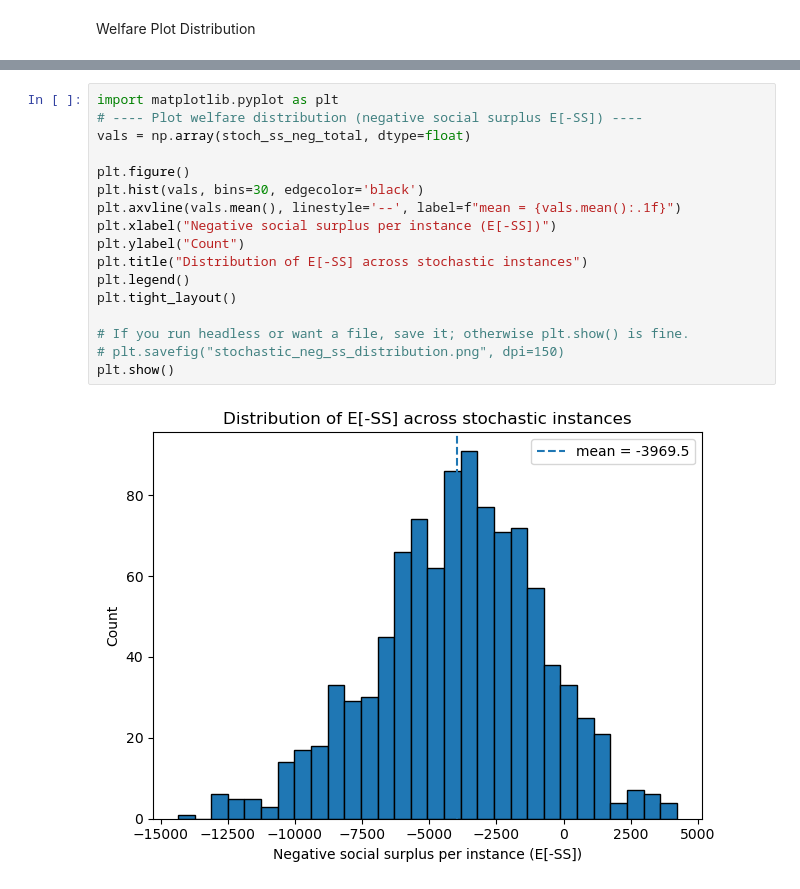
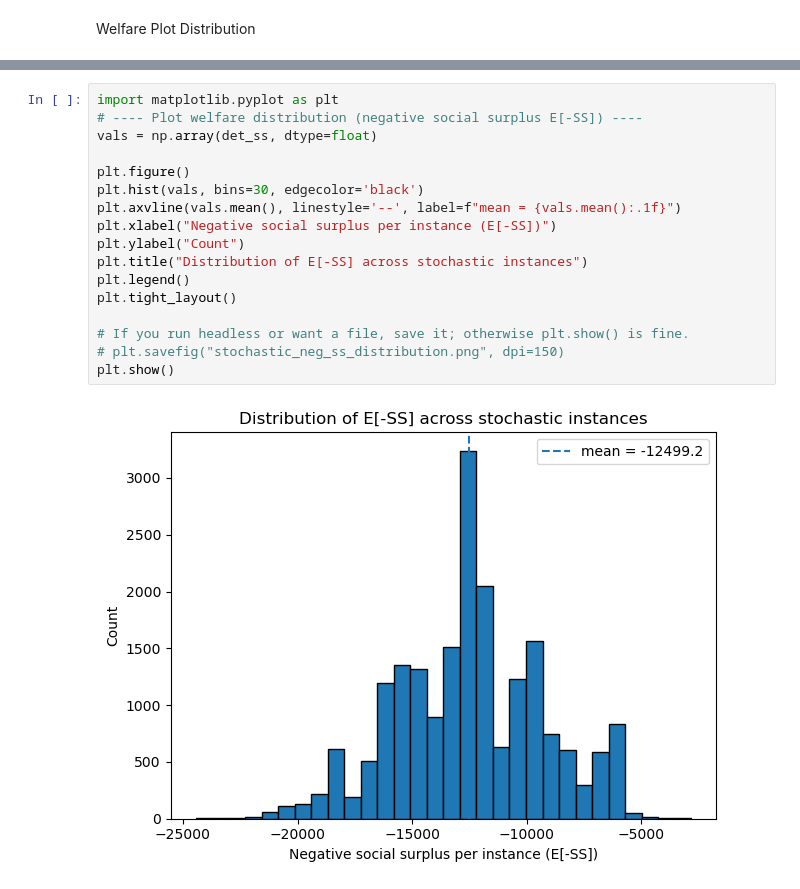
Before and after one commit to maxboonban/zavala_electricity_market, a Jupyter notebook: visualize_distributions.ipynb, the cells around one changed output, grey strips where cells are left out. Drawn from its saved outputs; the diff is of its cells as text.

```diff
--- a/visualize_distributions.ipynb
+++ b/visualize_distributions.ipynb
@@ -412,19 +581,19 @@ Probability = [0.00795686 0.32915855 0.0499769  0.0181205  0.11279554 0.18273446
 # %%
 import matplotlib.pyplot as plt
 # ---- Plot welfare distribution (negative social surplus E[-SS]) ----
-vals = np.array(stoch_ss_neg_total, dtype=float)
+vals = np.array(det_ss, dtype=float)
 
 plt.figure()
 plt.hist(vals, bins=30, edgecolor='black')
 plt.axvline(vals.mean(), linestyle='--', label=f"mean = {vals.mean():.1f}")
 plt.xlabel("Negative social surplus per instance (E[-SS])")
 plt.ylabel("Count")
 plt.title("Distribution of E[-SS] across stochastic instances")
 plt.legend()
 plt.tight_layout()
 
 # If you run headless or want a file, save it; otherwise plt.show() is fine.
 # plt.savefig("stochastic_neg_ss_distribution.png", dpi=150)
 plt.show()
 # %% [output]
-[figure, old version]
+[figure, new version]
```
Also changed, not shown: parts of 4 cells of this notebook, 2 other files.
